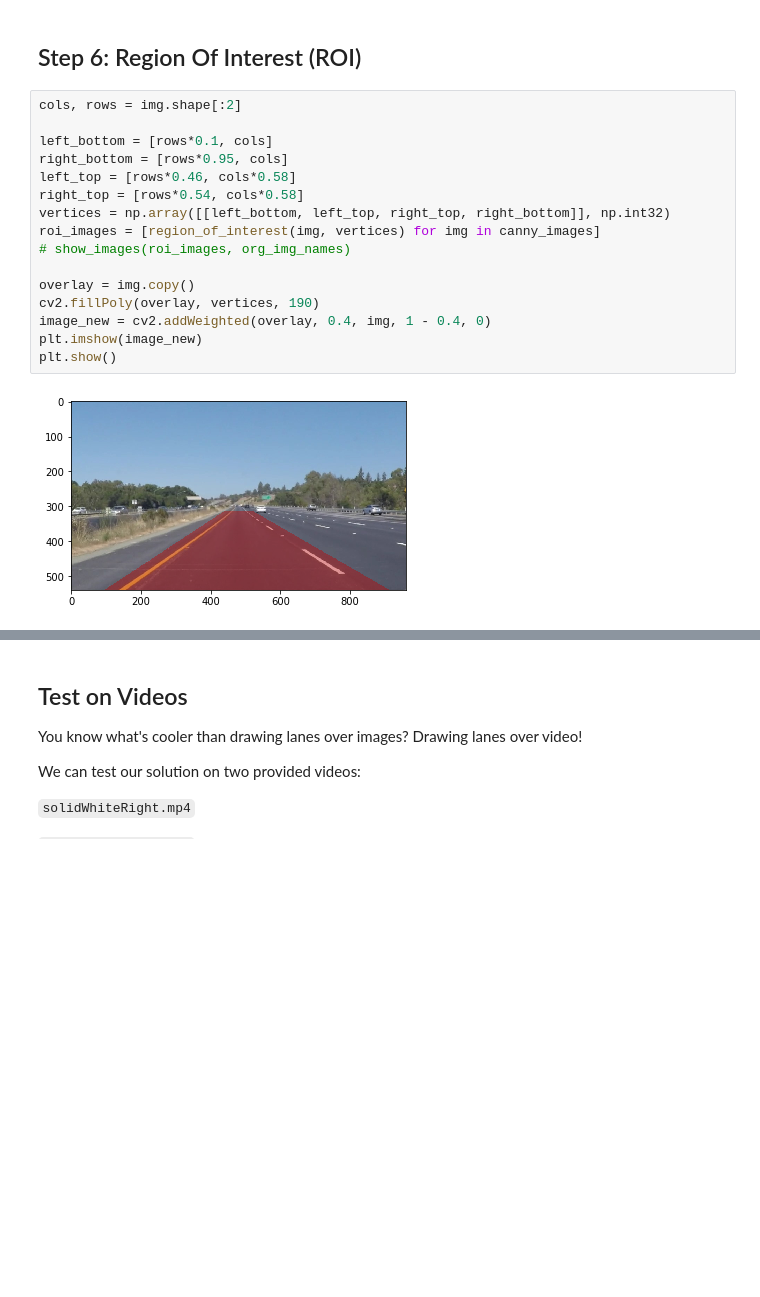
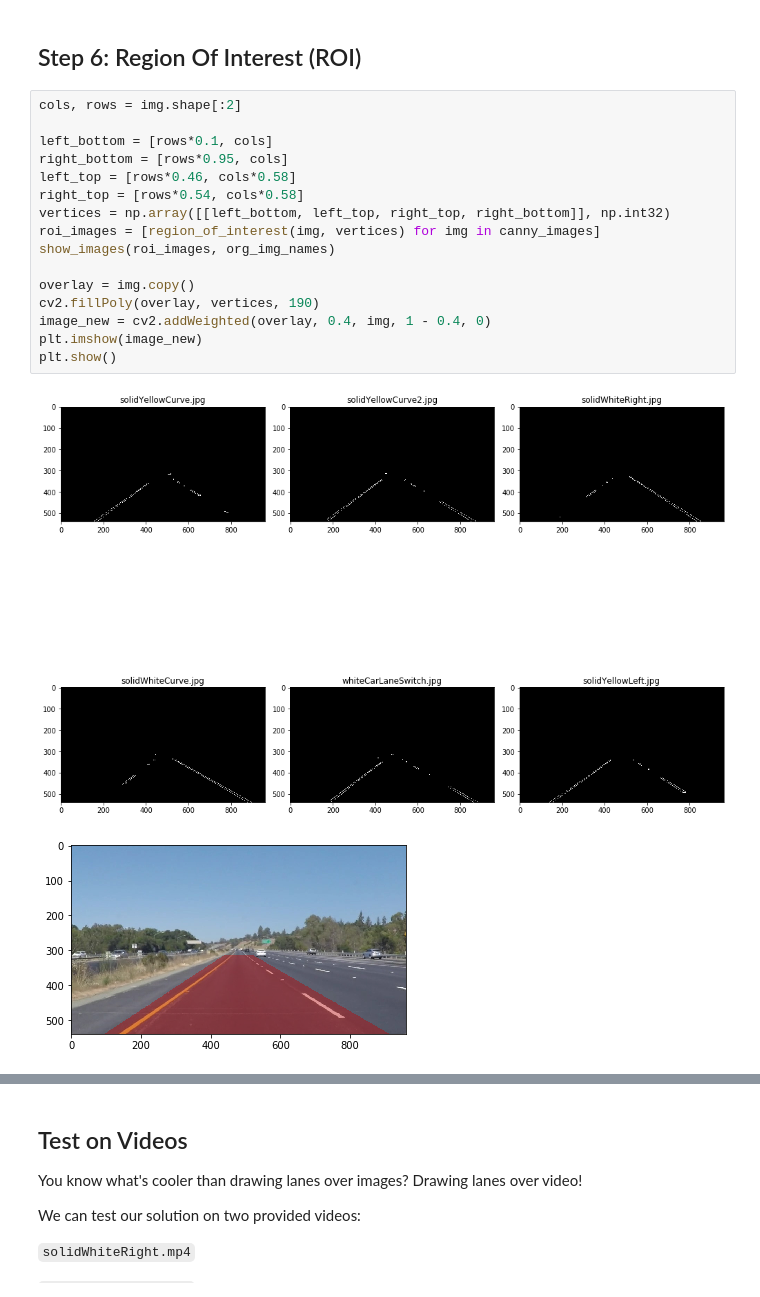
Before and after one commit to aliasaswad/CarND-LaneLines-P1, a Jupyter notebook: P1.ipynb, the cells around one changed output, grey strips where cells are left out. Saved outputs shown, nothing was run; the diff lists cells and outputs as text; blank space fills up the shorter version.

```diff
--- a/P1.ipynb
+++ b/P1.ipynb
@@ -305,18 +305,19 @@ show_images(canny_images, org_img_names)
 # %%
 cols, rows = img.shape[:2]
 
 left_bottom = [rows*0.1, cols]
 right_bottom = [rows*0.95, cols]
 left_top = [rows*0.46, cols*0.58]
 right_top = [rows*0.54, cols*0.58]
 vertices = np.array([[left_bottom, left_top, right_top, right_bottom]], np.int32)
 roi_images = [region_of_interest(img, vertices) for img in canny_images]
-# show_images(roi_images, org_img_names)
+show_images(roi_images, org_img_names)
 
 overlay = img.copy()
 cv2.fillPoly(overlay, vertices, 190)
 image_new = cv2.addWeighted(overlay, 0.4, img, 1 - 0.4, 0)
 plt.imshow(image_new)
 plt.show()
 # %% [output]
-[figure, old version]
+[figure, new version]
+[figure, added]
```
Also changed, not shown: parts of 2 cells of this notebook.
